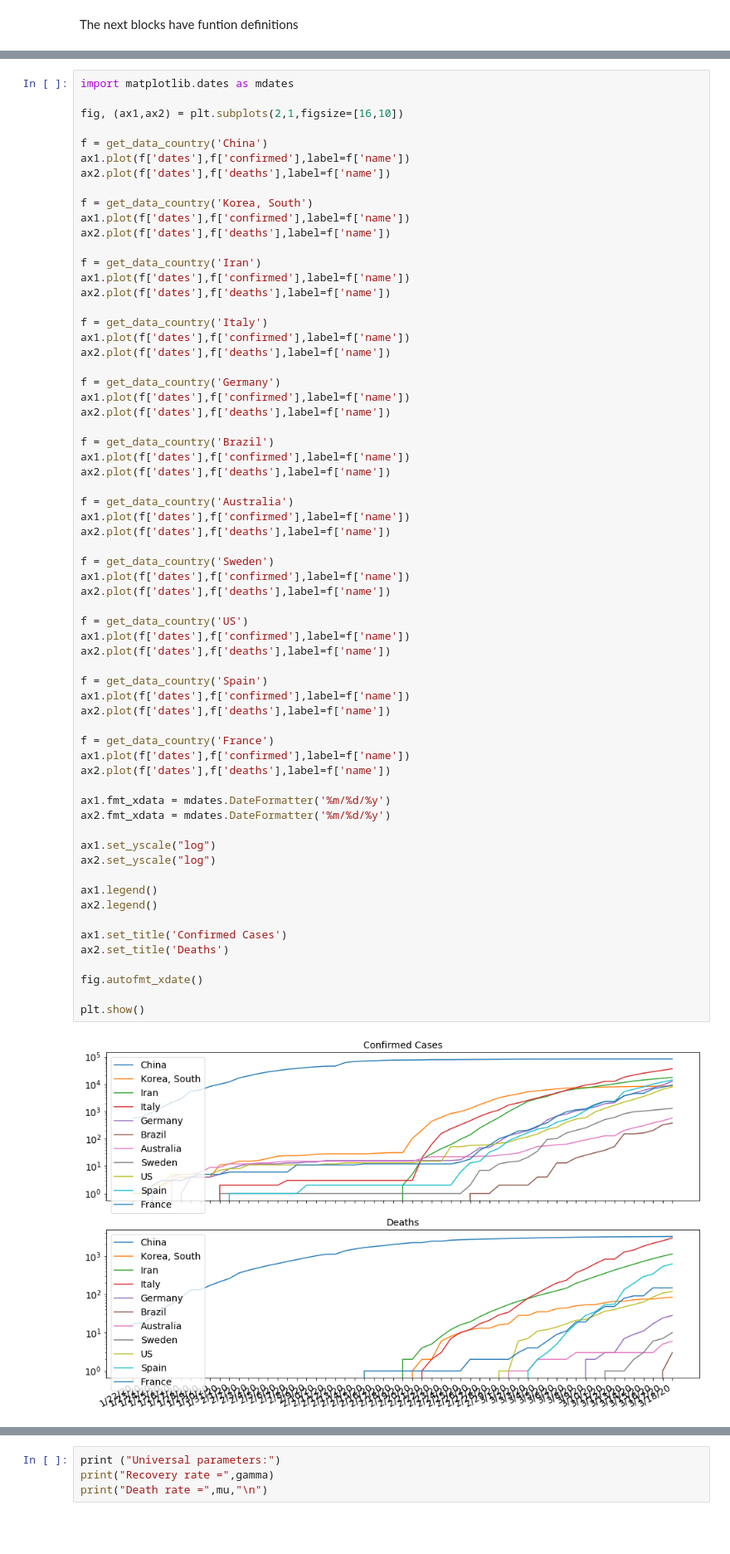
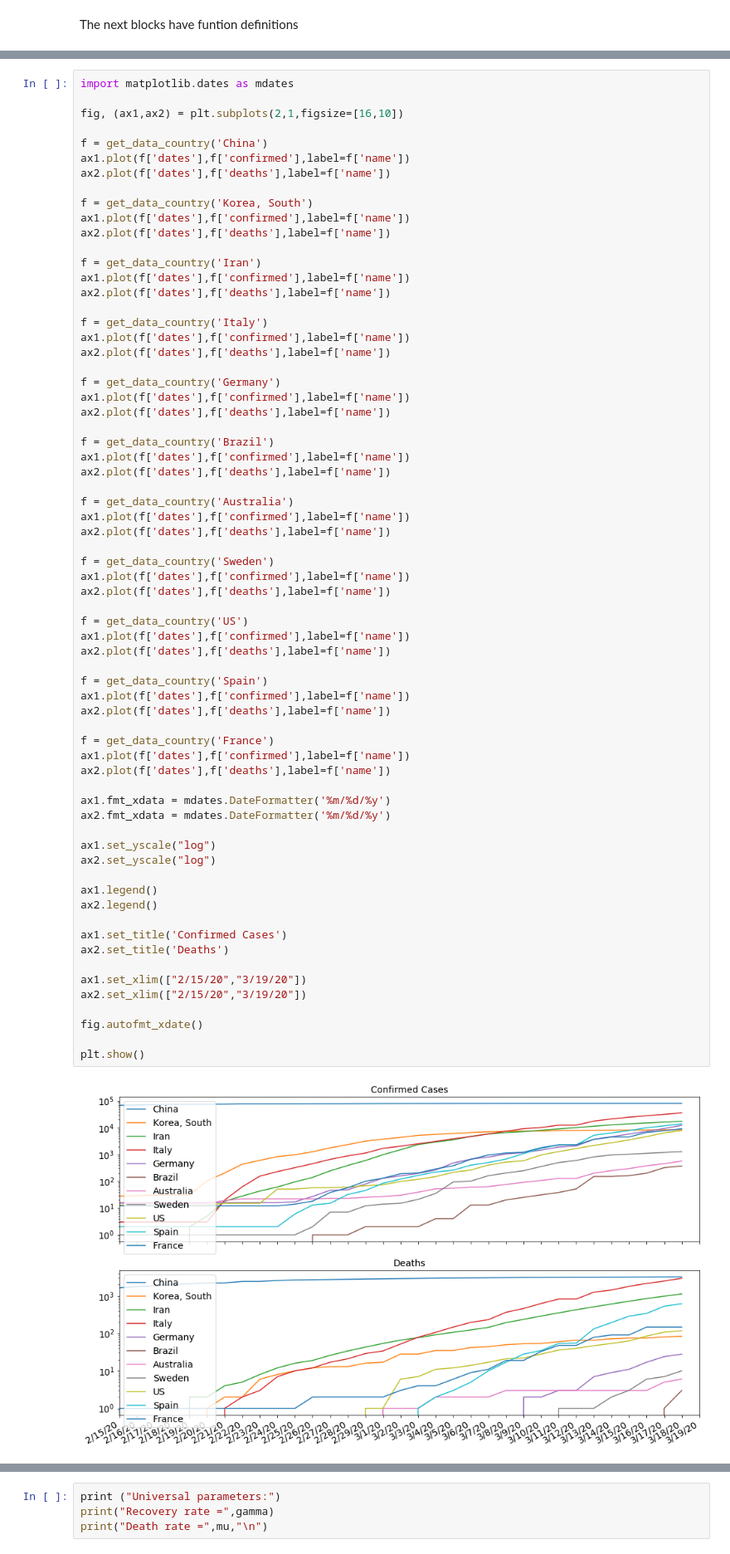
Before and after one commit to wlyra/covid19, a Jupyter notebook: covid19.ipynb, the cells around one changed output, grey strips where cells are left out. Shown at 83% size. Saved outputs shown, nothing was run; the diff lists cells and outputs as text; blank space fills up the shorter version.

```diff
--- a/covid19.ipynb
+++ b/covid19.ipynb
@@ -233,34 +233,37 @@ ax1.plot(f['dates'],f['confirmed'],label=f['name'])
 ax2.plot(f['dates'],f['deaths'],label=f['name'])
 
 f = get_data_country('US')
 ax1.plot(f['dates'],f['confirmed'],label=f['name'])
 ax2.plot(f['dates'],f['deaths'],label=f['name'])
 
 f = get_data_country('Spain')
 ax1.plot(f['dates'],f['confirmed'],label=f['name'])
 ax2.plot(f['dates'],f['deaths'],label=f['name'])
 
 f = get_data_country('France')
 ax1.plot(f['dates'],f['confirmed'],label=f['name'])
 ax2.plot(f['dates'],f['deaths'],label=f['name'])
 
 ax1.fmt_xdata = mdates.DateFormatter('%m/%d/%y')
 ax2.fmt_xdata = mdates.DateFormatter('%m/%d/%y')
 
 ax1.set_yscale("log")
 ax2.set_yscale("log")
 
 ax1.legend()
 ax2.legend()
 
 ax1.set_title('Confirmed Cases')
 ax2.set_title('Deaths')
 
+ax1.set_xlim(["2/15/20","3/19/20"])
+ax2.set_xlim(["2/15/20","3/19/20"])
+
 fig.autofmt_xdate()
 
 plt.show()
 # %% [output]
-[figure, old version]
+[figure, new version]
 # %% [markdown]
 ### Death rate
 
```
Also changed, not shown: parts of 7 cells of this notebook.
